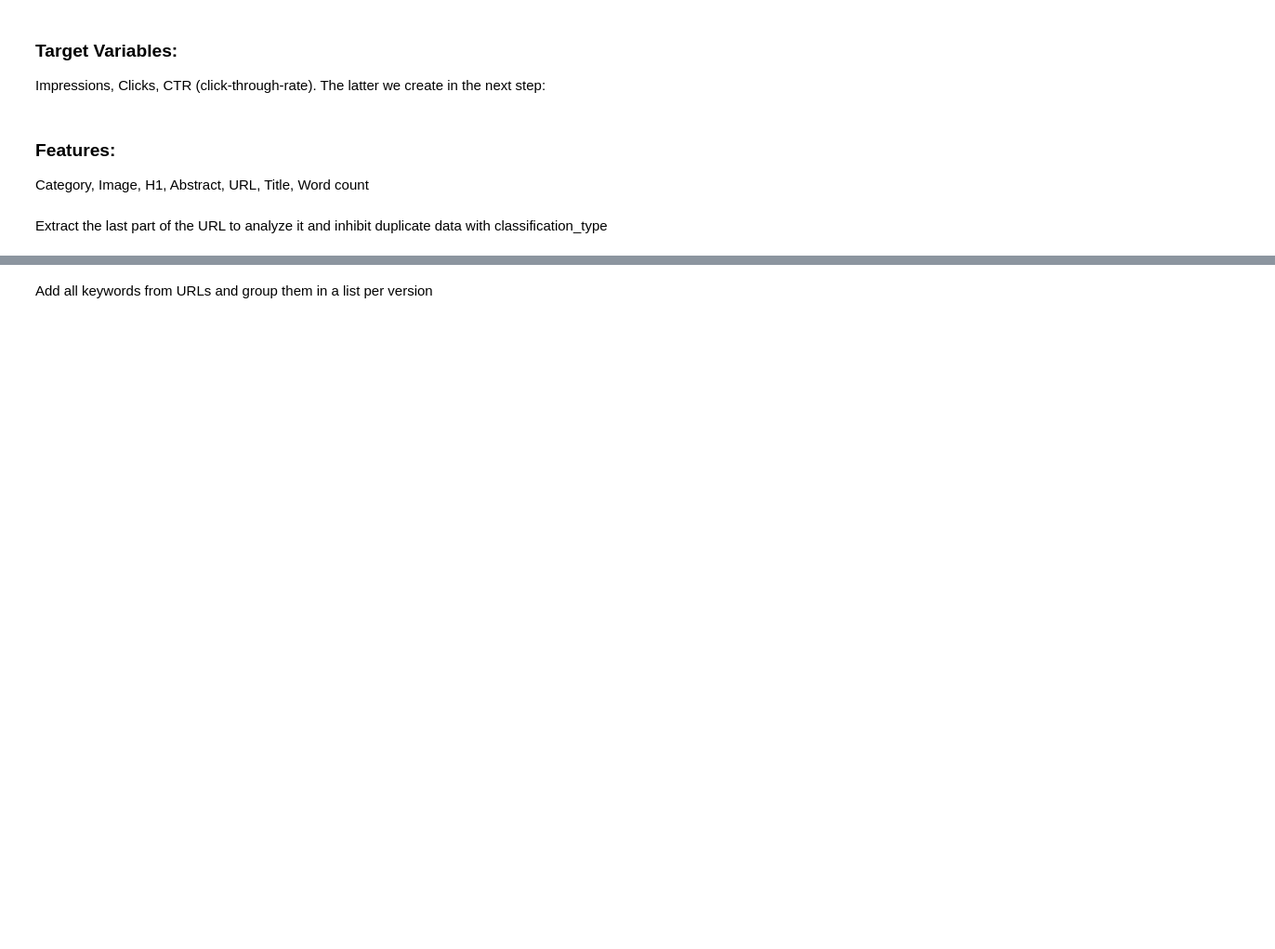
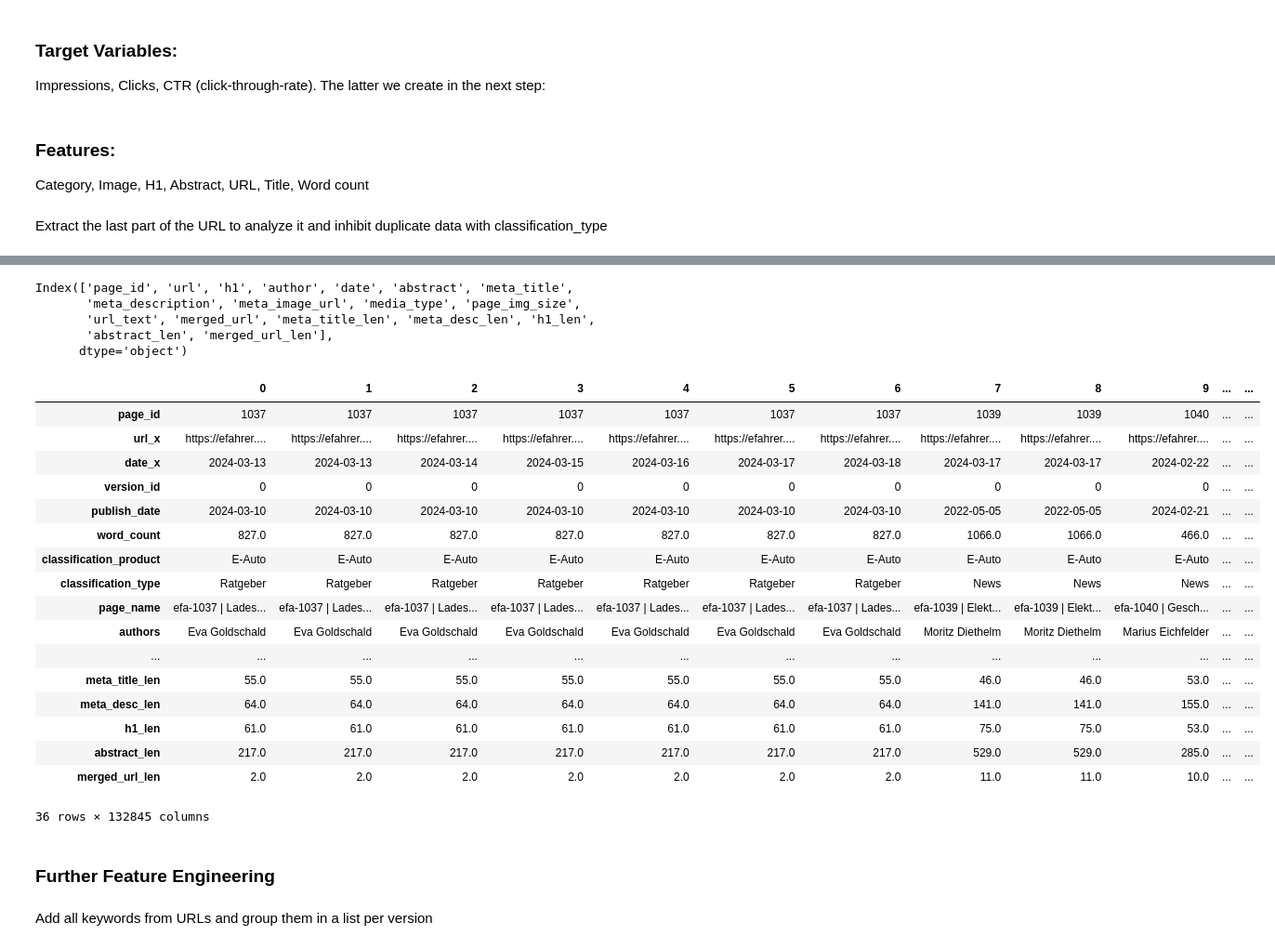
Before and after one commit to RenzoTorrecuso/d-drivers, a Jupyter notebook: notebooks/Feature_eng_clara.ipynb, the cells around one changed output, grey strips where cells are left out. Shown at 93% size. Saved outputs shown, nothing was run; the diff lists cells and outputs as text; code cells hidden in the pictures; blank space fills up the shorter version.

```diff
--- a/notebooks/Feature_eng_clara.ipynb
+++ b/notebooks/Feature_eng_clara.ipynb
@@ -28,8 +7,8 @@ df.T
 ### Finetune versions
 # %%
 # Create ongoing version_id that is unique for each version page_id combination
-df['version_id_ong'] = df['page_id'].astype(str) + '_' + df['version_id'].astype(str)
-df[['version_id_ong', 'page_id', 'version_id']].head()
+df_perf['version_id_ong'] = df_perf['page_id'].astype(str) + '_' + df_perf['version_id'].astype(str)
+df_perf[['version_id_ong', 'page_id', 'version_id']].head()
 # %% [output]
 |  | version_id_ong | page_id | version_id |
 | 0 | 1037_0 | 1037 | 0 |
@@ -84,7 +62,7 @@ df_agg[df_agg['page_id'] == 1010045]
 Impressions, Clicks, CTR (click-through-rate). The latter we create in the next step:
 # %%
 # Calculate the Click through rate based on external clicks and impressions
-df['ctr'] = df['external_clicks'] / df['external_impressions'] *100
+df_perf['ctr'] = df_perf['external_clicks'] / df_perf['external_impressions'] *100
 # %% [markdown]
 ### Features:
 Category,
@@ -105,0 +90,11 @@ df.loc[:, 'url_text'] = df['url'].apply(extract_last_part)
+# %%
+#Transform media column
+def media_type(df, media_type):
+    if 'img-wrapper' in media_type or any(item in media_type for item in ['image-gallery', 'mb-lg-7', 'mb-8']):
+        return 'img'
+    elif any(item in media_type for item in ['mb-3', 'video-player', 'recobar']):
+        return 'video'
+    else:
+        return 'other'
+
+df_feat['media_type'] = df_scrape['media_type'].apply(lambda x: media_type(df_feat, x))
@@ -105,0 +108,14 @@ df.loc[:, 'url_text'] = df['url'].apply(extract_last_part)
+# %%
+# Title length
+df_feat['meta_title_len'] = df_feat['meta_title'].str.len()
+
+# Meta description length
+df_feat['meta_desc_len'] = df_feat['meta_description'].str.len()
+
+# H1 length
+df_feat['h1_len'] = df_feat['h1'].str.len()
+
+# Abstract length
+df_feat['abstract_len'] = df_feat['abstract'].str.len()
+# URL length
+df_feat['merged_url_len'] = df_feat['merged_url'].str.len()
@@ -106,2 +132,42 @@ df.loc[:, 'url_text'] = df['url'].apply(extract_last_part)
+# %%
+df_feat.columns
+# %% [output]
+Index(['page_id', 'url', 'h1', 'author', 'date', 'abstract', 'meta_title',
+       'meta_description', 'meta_image_url', 'media_type', 'page_img_size',
+       'url_text', 'merged_url', 'meta_title_len', 'meta_desc_len', 'h1_len',
+       'abstract_len', 'merged_url_len'],
+      dtype='object')
+# %%
+col = ['page_id', 'url', 'date', 'version_id', 'publish_date',
+       'word_count', 'classification_product', 'classification_type', 'page_name', 'authors','title',
+       'daily_likes', 'daily_dislikes', 'video_play', 'page_impressions',
+       'clickouts', 'external_clicks', 'external_impressions','ctr']
+
+on = ['url','page_id']
+
+df_merge = pd.merge(df_perf[col],df_feat,how='left',on='page_id')
+df_merge.drop(['url_x'], axis=1, inplace=True)
+df_merge.T
+# %% [output]
+|  | 0 | 1 | 2 | 3 | 4 | 5 | 6 | 7 | 8 | 9 | ... | ... |
+| page_id | 1037 | 1037 | 1037 | 1037 | 1037 | 1037 | 1037 | 1039 | 1039 | 1040 | ... | ... |
+| url_x | https://efahrer.... | https://efahrer.... | https://efahrer.... | https://efahrer.... | https://efahrer.... | https://efahrer.... | https://efahrer.... | https://efahrer.... | https://efahrer.... | https://efahrer.... | ... | ... |
+| date_x | 2024-03-13 | 2024-03-13 | 2024-03-14 | 2024-03-15 | 2024-03-16 | 2024-03-17 | 2024-03-18 | 2024-03-17 | 2024-03-17 | 2024-02-22 | ... | ... |
+| version_id | 0 | 0 | 0 | 0 | 0 | 0 | 0 | 0 | 0 | 0 | ... | ... |
+| publish_date | 2024-03-10 | 2024-03-10 | 2024-03-10 | 2024-03-10 | 2024-03-10 | 2024-03-10 | 2024-03-10 | 2022-05-05 | 2022-05-05 | 2024-02-21 | ... | ... |
+| word_count | 827.0 | 827.0 | 827.0 | 827.0 | 827.0 | 827.0 | 827.0 | 1066.0 | 1066.0 | 466.0 | ... | ... |
+| classification_product | E-Auto | E-Auto | E-Auto | E-Auto | E-Auto | E-Auto | E-Auto | E-Auto | E-Auto | E-Auto | ... | ... |
+| classification_type | Ratgeber | Ratgeber | Ratgeber | Ratgeber | Ratgeber | Ratgeber | Ratgeber | News | News | News | ... | ... |
+| page_name | efa-1037 | Lades... | efa-1037 | Lades... | efa-1037 | Lades... | efa-1037 | Lades... | efa-1037 | Lades... | efa-1037 | Lades... | efa-1037 | Lades... | efa-1039 | Elekt... | efa-1039 | Elekt... | efa-1040 | Gesch... | ... | ... |
+| authors | Eva Goldschald | Eva Goldschald | Eva Goldschald | Eva Goldschald | Eva Goldschald | Eva Goldschald | Eva Goldschald | Moritz Diethelm | Moritz Diethelm | Marius Eichfelder | ... | ... |
+| ... | ... | ... | ... | ... | ... | ... | ... | ... | ... | ... | ... | ... |
+| meta_title_len | 55.0 | 55.0 | 55.0 | 55.0 | 55.0 | 55.0 | 55.0 | 46.0 | 46.0 | 53.0 | ... | ... |
+| meta_desc_len | 64.0 | 64.0 | 64.0 | 64.0 | 64.0 | 64.0 | 64.0 | 141.0 | 141.0 | 155.0 | ... | ... |
+| h1_len | 61.0 | 61.0 | 61.0 | 61.0 | 61.0 | 61.0 | 61.0 | 75.0 | 75.0 | 53.0 | ... | ... |
+| abstract_len | 217.0 | 217.0 | 217.0 | 217.0 | 217.0 | 217.0 | 217.0 | 529.0 | 529.0 | 285.0 | ... | ... |
+| merged_url_len | 2.0 | 2.0 | 2.0 | 2.0 | 2.0 | 2.0 | 2.0 | 11.0 | 11.0 | 10.0 | ... | ... |
+36 rows × 132845 columns
+# %% [markdown]
+### Further Feature Engineering
 # %% [markdown]
 Add all keywords from URLs and group them in a list per version
```
Also changed, not shown: parts of 21 cells of this notebook, 1 other file.
